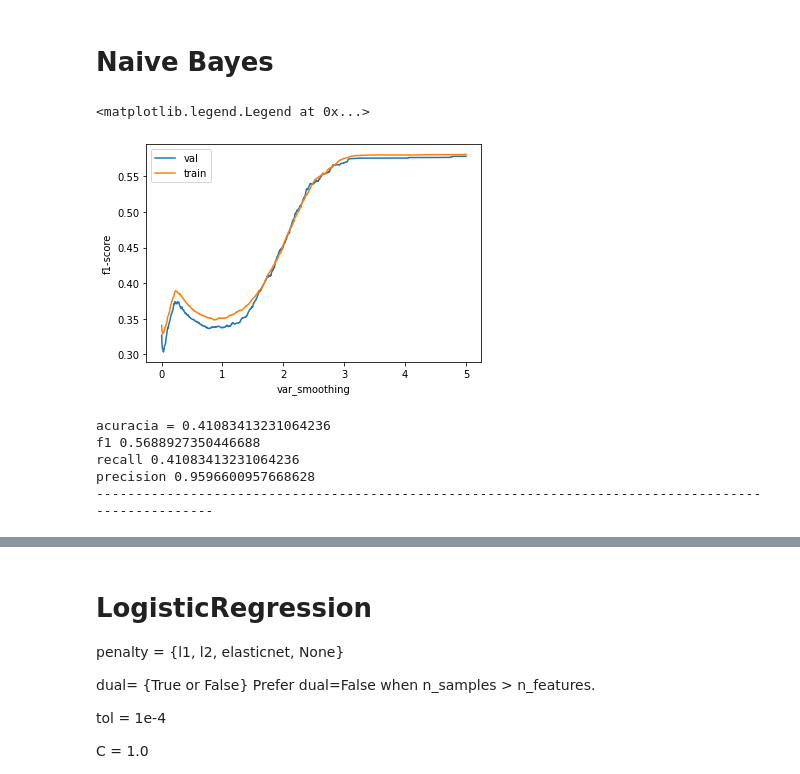
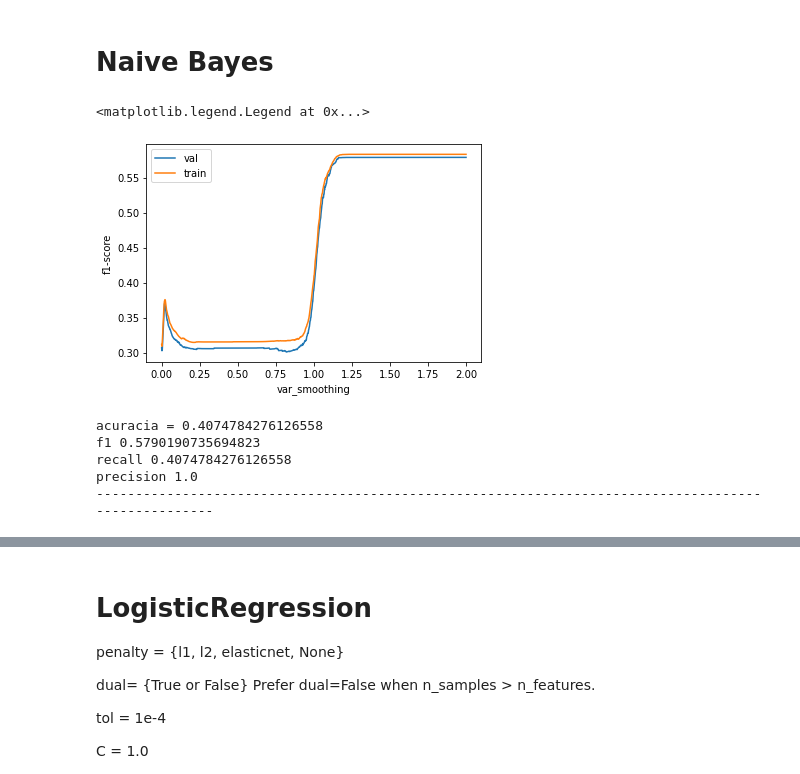
Before and after one commit to IndioP/Projeto-AM, a Jupyter notebook: Avila.ipynb, the cells around one changed output, grey strips where cells are left out. Saved outputs shown, nothing was run; the diff lists cells and outputs as text; code cells hidden in the pictures.

```diff
--- a/Avila.ipynb
+++ b/Avila.ipynb
@@ -227,28 +235,28 @@ print(study.best_params)
 # %%
 import numpy as np
 import matplotlib.pyplot as plt
 
 results_val = []
 results_train = []
-x = np.linspace(1e-3,5,1000) #unico parametro que parece ser relevante????
+x = np.linspace(1e-3,2,1000) #unico parametro que parece ser relevante????
 for i in x:
   clf = GaussianNB(var_smoothing = i)
   clf.fit(X_train,y_train)
   pred = clf.predict(X_valid)
   results_val.append(f1_score(pred,y_valid,average="weighted"))
   pred = clf.predict(X_train)
   results_train.append(f1_score(pred,y_train,average="weighted"))
 
 plt.plot(x,results_val,label='val')
 plt.plot(x,results_train,label='train')
 plt.ylabel("f1-score")
 plt.xlabel("var_smoothing")
 plt.legend()
 # %% [output]
 <matplotlib.legend.Legend at 0x...>
-[figure, old version]
+[figure, new version]
 # %%
-clf = GaussianNB(var_smoothing = 3)
+clf = GaussianNB(var_smoothing = 1.225)
 clf.fit(X_train,y_train)
 print("acuracia =",clf.score(X_valid,y_valid))
 
@@ -258,8 +266,8 @@ print("recall",recall_score(pred,y_valid,average="weighted"))
 print("precision",precision_score(pred,y_valid,average="weighted"))
 print("-"*100)
 # %% [output]
-acuracia = 0.41083413231064236
-f1 0.5688927350446688
-recall 0.41083413231064236
-precision 0.9596600957668628
+acuracia = 0.4074784276126558
+f1 0.5790190735694823
+recall 0.4074784276126558
+precision 1.0
 ----------------------------------------------------------------------------------------------------
```
Also changed, not shown: parts of 27 cells of this notebook.
